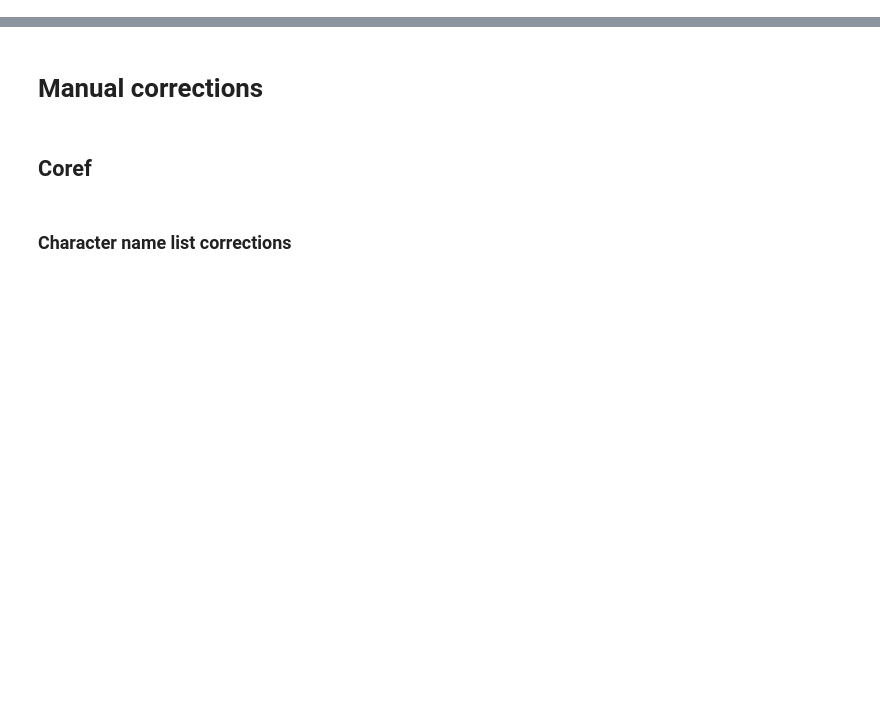
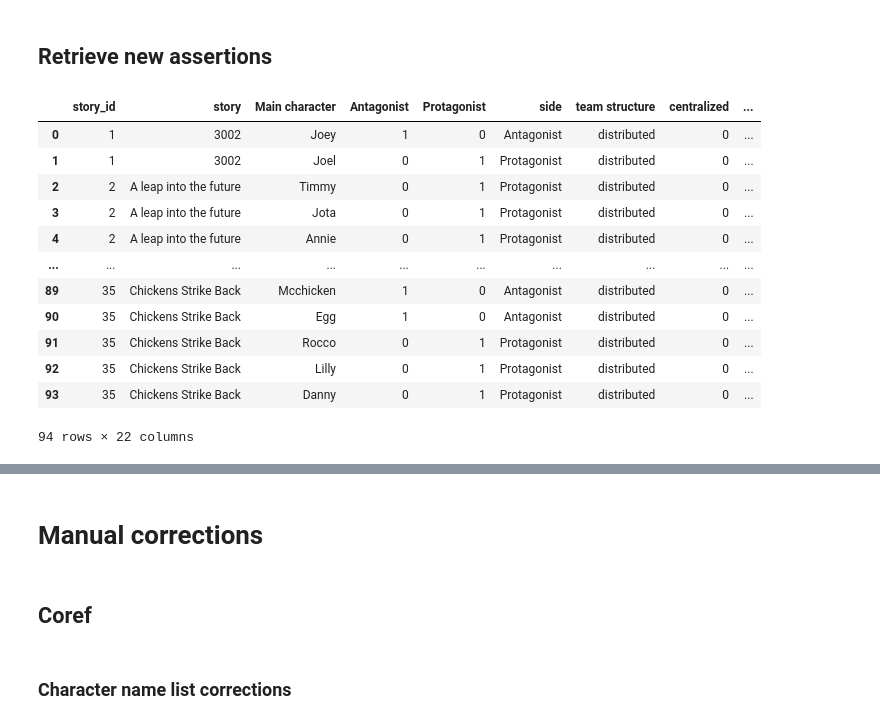
Before and after one commit to michaelmilleryoder/storyq_scripts, a Jupyter notebook: jupyter/student_scifi.ipynb, the cells around one changed output, grey strips where cells are left out. Drawn from its saved outputs; the diff is of its cells as text; code cells hidden in the pictures; blank space fills up the shorter version.

```diff
--- a/jupyter/student_scifi.ipynb
+++ b/jupyter/student_scifi.ipynb
@@ -0,0 +24,19 @@
+# %%
+# Build necessary pipeline character name transforms
+import os
+
+output_dirpath = '/home/mamille2/storyq/student_scifi/output/'
+story_dirpath = '/home/mamille2/storyq/student_scifi/stories/'
+char_dirpath = os.path.join(output_dirpath, 'char_coref_chars')
+pipeline_chars = {}
+story_name2num = {} # for later use
+for fname in os.listdir(char_dirpath):
+    story_num = fname.split('.')[0]
+    # Get story name
+    story_data = pd.read_csv(os.path.join(story_dirpath, f'{story_num}.csv'))
+    story_name = str(story_data['story_name'].values[0])
+    story_name2num[story_name] = int(story_num.replace('story', ''))
+    # Get names
+    with open(os.path.join(char_dirpath, fname)) as f:
+        pipeline_chars[story_name] = f.read().splitlines()
+pipeline_chars
@@ -0,0 +151,47 @@
+# %% [markdown]
+## Retrieve new assertions
+# %%
+import json
+import pdb
+pd.set_option('display.max_colwidth', None)
+
+assertions_dirpath = '/home/mamille2/storyq/student_scifi/output/assertion_extraction'
+outlines = []
+# for fpath in sorted(os.listdir(assertions_dirpath)):
+#     story_num = os.splitext(fpath)[0][6:]
+for story in sorted(chars_transform):
+    story_num = story_name2num[story]
+
+    # Load assertions
+    with open(os.path.join(assertions_dirpath, f'story{story_num}.json')) as f:
+        assertions = json.load(f)
+
+    # Matching characters
+    for char in chars_transform[story]:
+        matching_chars = chars_transform[story][char]
+        char_assertions = []
+        for pipeline_char in matching_chars:
+            if pipeline_char in assertions:
+                char_assertions += assertions[pipeline_char]
+
+        # Retrieve row with that character
+        selected_row_idx = data[(data['story']==story) & (data['Main character']==char)].index[0]
+        data.loc[selected_row_idx, 'assertions'] = str(char_assertions)
+
+#         outlines.append([story_num, story, char, matching_chars, pipeline_chars[story], char_quotes, char_assertions])
+
+data
+# %% [output]
+|  | story_id | story | Main character | Antagonist | Protagonist | side | team structure | centralized | ... |
+| 0 | 1 | 3002 | Joey | 1 | 0 | Antagonist | distributed | 0 | ... |
+| 1 | 1 | 3002 | Joel | 0 | 1 | Protagonist | distributed | 0 | ... |
+| 2 | 2 | A leap into the future | Timmy | 0 | 1 | Protagonist | distributed | 0 | ... |
+| 3 | 2 | A leap into the future | Jota | 0 | 1 | Protagonist | distributed | 0 | ... |
+| 4 | 2 | A leap into the future | Annie | 0 | 1 | Protagonist | distributed | 0 | ... |
+| ... | ... | ... | ... | ... | ... | ... | ... | ... | ... |
+| 89 | 35 | Chickens Strike Back | Mcchicken | 1 | 0 | Antagonist | distributed | 0 | ... |
+| 90 | 35 | Chickens Strike Back | Egg | 1 | 0 | Antagonist | distributed | 0 | ... |
+| 91 | 35 | Chickens Strike Back | Rocco | 0 | 1 | Protagonist | distributed | 0 | ... |
+| 92 | 35 | Chickens Strike Back | Lilly | 0 | 1 | Protagonist | distributed | 0 | ... |
+| 93 | 35 | Chickens Strike Back | Danny | 0 | 1 | Protagonist | distributed | 0 | ... |
+94 rows × 22 columns
```
Also changed, not shown: parts of 7 cells of this notebook.
